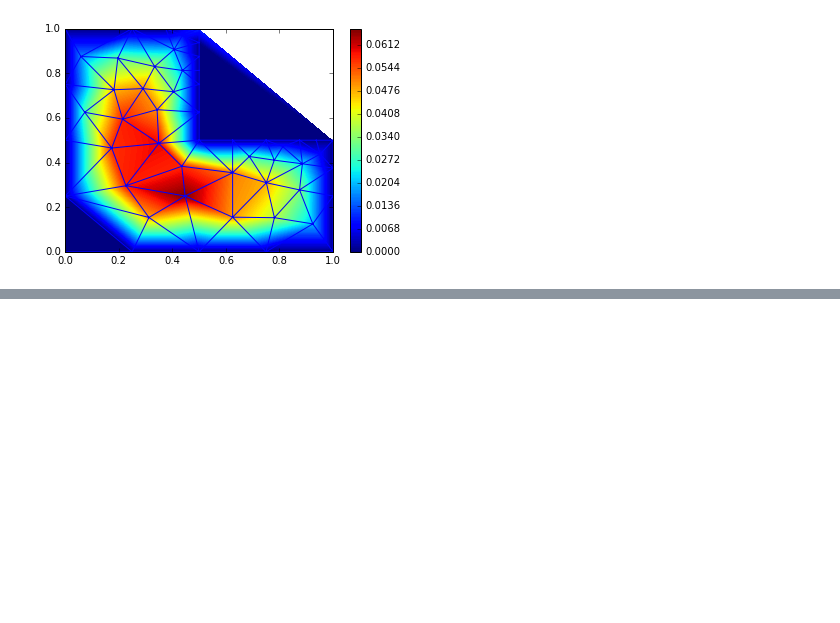
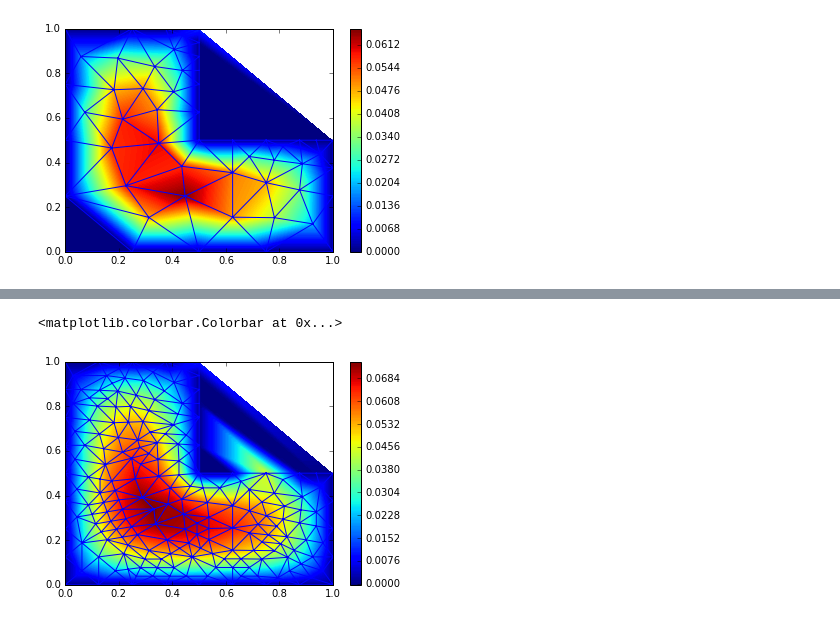
Before and after one commit to shapeev/NumPDE2016, a Jupyter notebook: Refinement.ipynb, the cells around one changed output, grey strips where cells are left out. Cells and saved outputs as stored; diff of their text form; code cells hidden in the pictures; blank space fills up the shorter version.

```diff
--- a/Refinement.ipynb
+++ b/Refinement.ipynb
@@ -248,0 +364,15 @@ file_name
+# %%
+mp, mt, mf = read_dat('ref_mesh_good2.dat')
+sol = fem_solve(mp, mt, mf, right_hand_side)
+# %%
+%matplotlib inline
+import matplotlib.mlab as mlab
+pt.triplot(mp[:, 0], mp[:, 1], mt)
+xi = np.linspace(0, 1, 100)
+yi = np.linspace(0, 1, 100)
+z = mlab.griddata(mp[:, 0], mp[:, 1], sol, xi, yi, interp='linear')
+pt.contourf(xi, yi, z, 200)
+pt.colorbar()
+# %% [output]
+<matplotlib.colorbar.Colorbar at 0x...>
+[figure, added]
```
Also changed, not shown: parts of 21 cells of this notebook.
